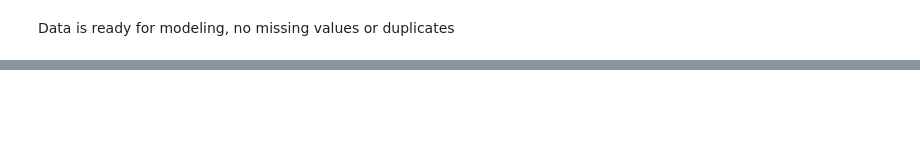
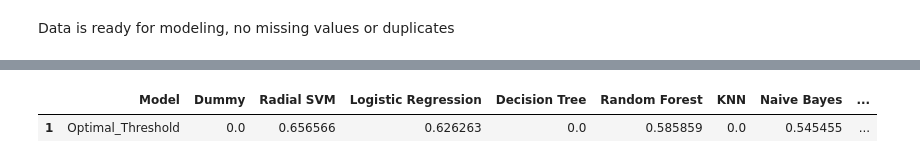
Before and after one commit to Padebeselis/Stroke_Prediction, a Jupyter notebook: Model.ipynb, the cells around one changed output, grey strips where cells are left out. Drawn from its saved outputs; the diff is of its cells as text; code cells hidden in the pictures; blank space fills up the shorter version.

```diff
--- a/Model.ipynb
+++ b/Model.ipynb
@@ -93,6 +108,7 @@ stroke_data_dummies = help_tool.dummy_columns(stroke_data, ['Work_type'])
 # %%
 # Removing non-scalled features
-def_imputation = stroke_data_dummies.drop(['Bmi_was_missing', 'Smoking_status_was_missing'], axis=1)
+def_imputation = stroke_data_dummies.drop(
+    ['Bmi_was_missing', 'Smoking_status_was_missing'], axis=1)
 
 
 # KNNImputer for NaN values
@@ -1107,0 +259,7 @@ plt.show()
+# %%
+thresholds_df = help_tool.feature_transpose(
+    model_threshol_search, ['Model', 'Optimal_Threshold'])
+thresholds_df
+# %% [output]
+|  | Model | Dummy | Radial SVM | Logistic Regression | Decision Tree | Random Forest | KNN | Naive Bayes | ... |
+| 1 | Optimal_Threshold | 0.0 | 0.656566 | 0.626263 | 0.0 | 0.585859 | 0.0 | 0.545455 | ... |
```
Also changed, not shown: parts of 95 cells of this notebook, 2 other files.
